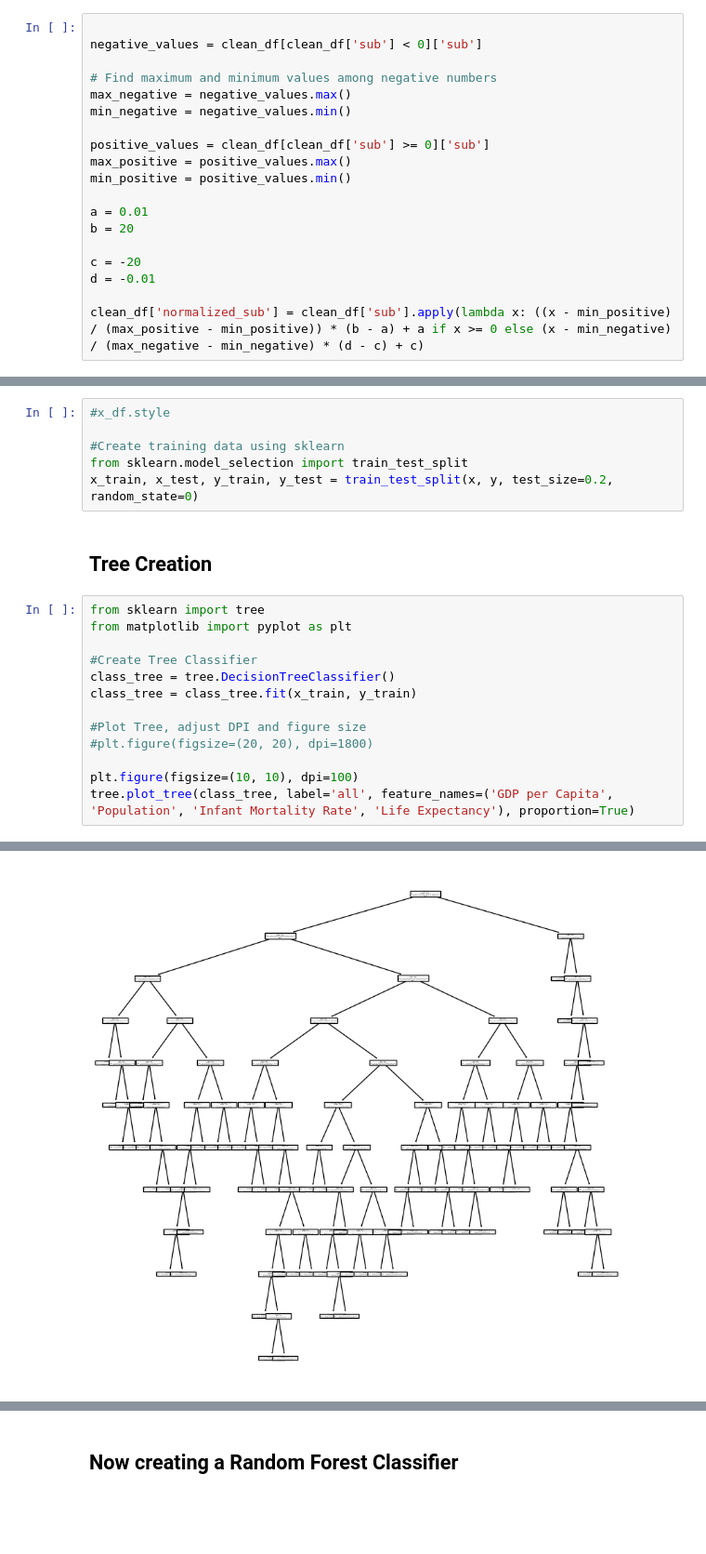
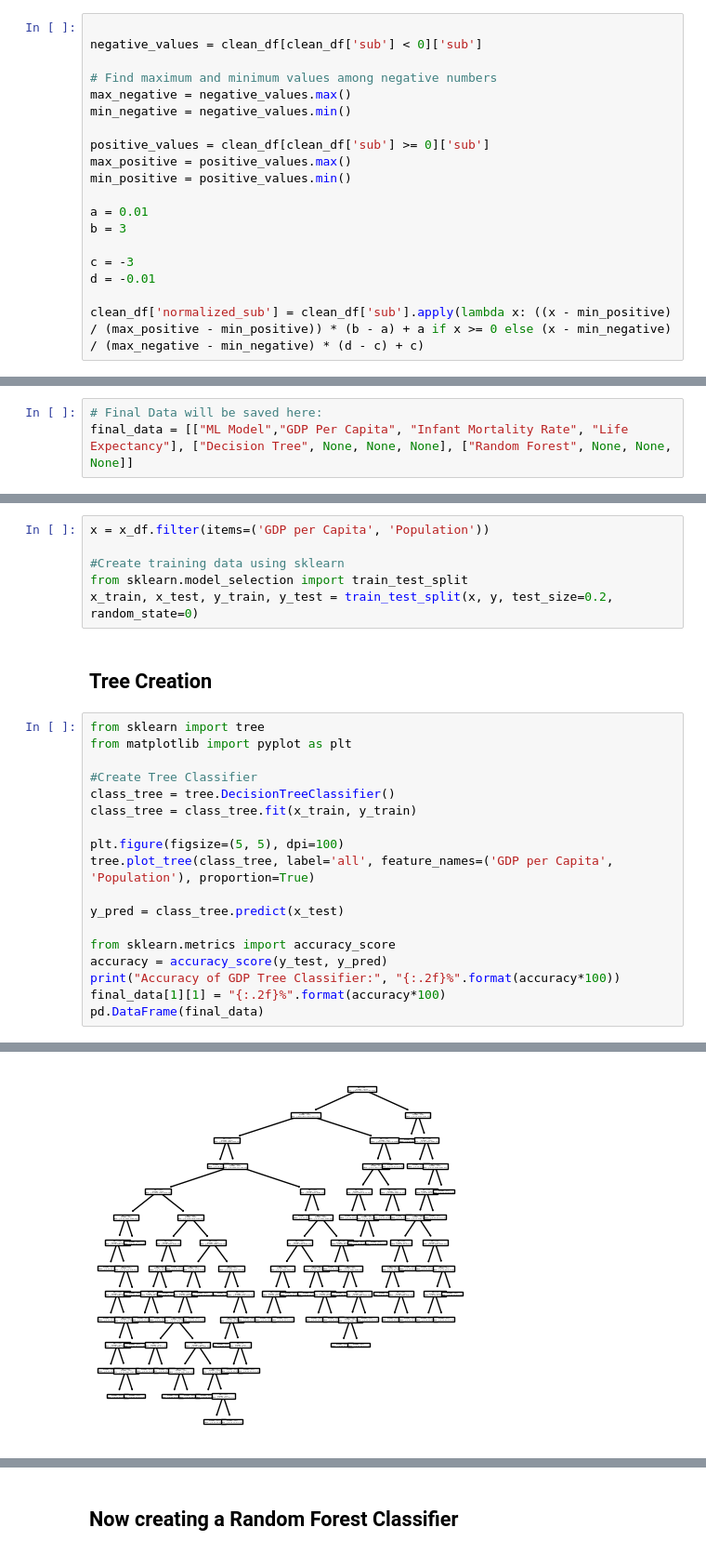
Before and after one commit to Michael73MGD/AppliedMachineLearning, a Jupyter notebook: FinalTree.ipynb, the cells around one changed output, grey strips where cells are left out. Shown: that part at 93% size. Cells and saved outputs as stored; diff of their text form; blank space fills up the shorter version.

Commit message:
Compare prediction variables

```diff
--- a/FinalTree.ipynb
+++ b/FinalTree.ipynb
@@ -46,9 +46,9 @@ max_positive = positive_values.max()
 min_positive = positive_values.min()
 
 a = 0.01
-b = 20
+b = 3
 
-c = -20
+c = -3
 d = -0.01
 
 clean_df['normalized_sub'] = clean_df['sub'].apply(lambda x: ((x - min_positive) / (max_positive - min_positive)) * (b - a) + a if x >= 0 else (x - min_negative) / (max_negative - min_negative) * (d - c) + c)
@@ -103,0 +96,3 @@ x = x_df
+# %%
+# Final Data will be saved here:
+final_data = [["ML Model","GDP Per Capita", "Infant Mortality Rate", "Life Expectancy"], ["Decision Tree", None, None, None], ["Random Forest", None, None, None]]
@@ -104,5 +101,5 @@ x = x_df
 # %%
-#x_df.style
+x = x_df.filter(items=('GDP per Capita', 'Population'))
 
 #Create training data using sklearn
 from sklearn.model_selection import train_test_split
@@ -117,9 +114,14 @@ from matplotlib import pyplot as plt
 class_tree = tree.DecisionTreeClassifier()
 class_tree = class_tree.fit(x_train, y_train)
 
-#Plot Tree, adjust DPI and figure size
-#plt.figure(figsize=(20, 20), dpi=1800)
+plt.figure(figsize=(5, 5), dpi=100)
+tree.plot_tree(class_tree, label='all', feature_names=('GDP per Capita', 'Population'), proportion=True)
 
-plt.figure(figsize=(10, 10), dpi=100)
-tree.plot_tree(class_tree, label='all', feature_names=('GDP per Capita', 'Population', 'Infant Mortality Rate', 'Life Expectancy'), proportion=True)
+y_pred = class_tree.predict(x_test)
+
+from sklearn.metrics import accuracy_score
+accuracy = accuracy_score(y_test, y_pred)
+print("Accuracy of GDP Tree Classifier:", "{:.2f}%".format(accuracy*100))
+final_data[1][1] = "{:.2f}%".format(accuracy*100)
+pd.DataFrame(final_data)
 # %% [output]
@@ -143 +133 @@ tree.plot_tree(class_tree, label='all', feature_names=('GDP per Capita', 'Popula
-[figure, old version]
+[figure, new version]
```
Also changed, not shown: parts of 22 cells of this notebook.
